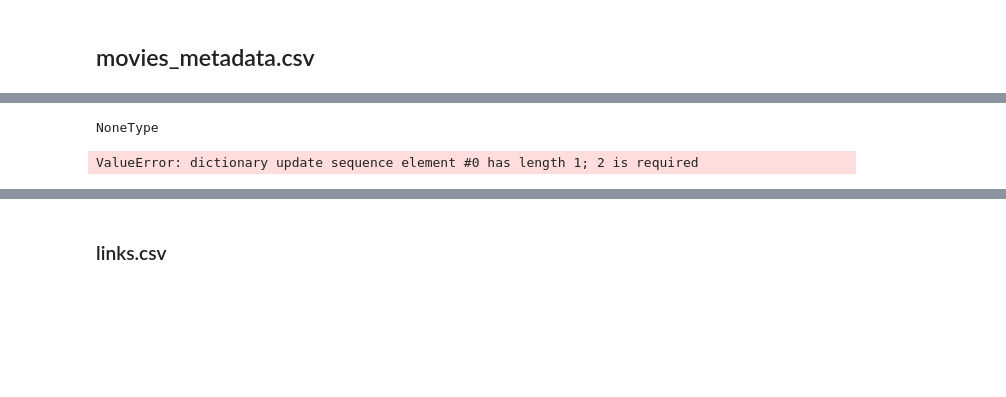
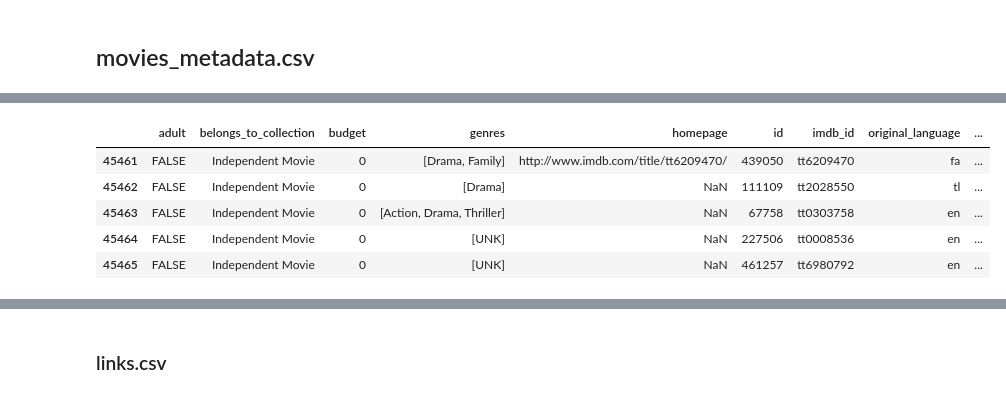
Before and after one commit to tsingh14/movie-api, a Jupyter notebook: movie_data_cleaning_exploring.ipynb, the cells around one changed output, grey strips where cells are left out. Drawn from its saved outputs; the diff is of its cells as text; code cells hidden in the pictures; blank space fills up the shorter version.

```diff
--- a/movie_data_cleaning_exploring.ipynb
+++ b/movie_data_cleaning_exploring.ipynb
@@ -116,14 +132,17 @@ movies_meta = pd.read_csv(root+'movies_metadata.csv')
 # %%
-def clean_genres(x):
+def clean_genres(x, key, fill_na):
     '''
     To show only the clear genre names as a list
     '''
-    if x == "":
+    if fill_na:
+        if pd.isna(x) or x=='[]' or x=='':
+            return fill_na
+    try:
+        x = x.replace('None','\"\"')
+        x = ast.literal_eval(x)
+        if type(x) == list:
+            return [gen[key] for gen in x]
+        else:
+            return x[key]
+    except:
         return x
-    else:
-        x = x.replace('\'', '\"').replace('None','\"\"')
-        x = json.loads(x)
-        if type(x) == list:
-            return [gen["name"] for gen in x]
-        else:
-            return x["name"]
@@ -163,2 +148,0 @@ def str_to_json_v3(x):
-# %%
-movies_meta['belongs_to_collection'].fillna("", inplace = True)
@@ -169,2 +148,0 @@ str_to_json_v3(movies_meta['belongs_to_collection'][0])
-# %%
-movies_meta['belongs_to_collection'] = movies_meta['belongs_to_collection'].apply(str_to_json_v3)
@@ -191,9 +149,16 @@ movies_meta['belongs_to_collection'][0]
-# %%
-temp = (movies_meta['belongs_to_collection'][0])
-type(temp)
-# %% [output]
-NoneType
-# %%
-temp = dict(temp)
-# %% [output]
-ValueError: dictionary update sequence element #0 has length 1; 2 is required
+# %%
+cols_json_clean = [("genres", "name", ["UNK"]),
+                   ("belongs_to_collection","name","Independent Movie"),
+                   ("spoken_languages", 'iso_639_1', ["UNK"]), ("production_companies", "name", ["UNK"]), ("production_countries", "name", ["UNK"])]
+
+for c in cols_json_clean:
+    movies_meta[c[0]] = movies_meta[c[0]].apply(clean_genres, args=(c[1],c[2],))
+# %%
+movies_meta.tail()
+# %% [output]
+|  | adult | belongs_to_collection | budget | genres | homepage | id | imdb_id | original_language | ... |
+| 45461 | FALSE | Independent Movie | 0 | [Drama, Family] | http://www.imdb.com/title/tt6209470/ | 439050 | tt6209470 | fa | ... |
+| 45462 | FALSE | Independent Movie | 0 | [Drama] | NaN | 111109 | tt2028550 | tl | ... |
+| 45463 | FALSE | Independent Movie | 0 | [Action, Drama, Thriller] | NaN | 67758 | tt0303758 | en | ... |
+| 45464 | FALSE | Independent Movie | 0 | [UNK] | NaN | 227506 | tt0008536 | en | ... |
+| 45465 | FALSE | Independent Movie | 0 | [UNK] | NaN | 461257 | tt6980792 | en | ... |
```
Also changed, not shown: parts of 26 cells of this notebook, 1 other file.
